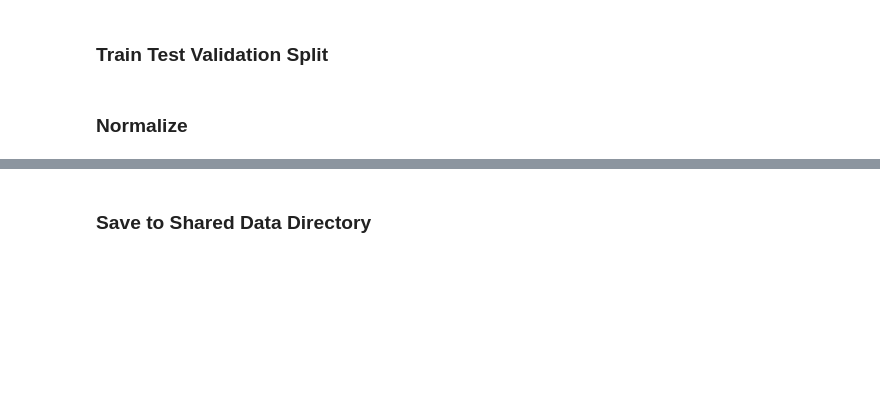
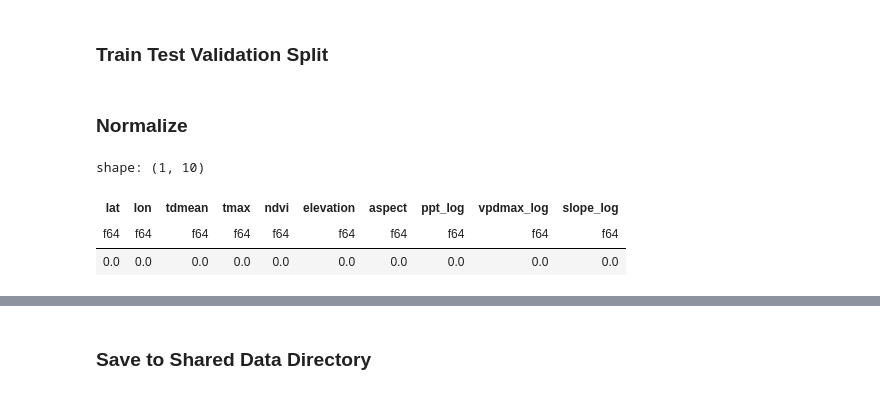
Before and after one commit to lachuck331/CotalityQ1Capstone, a Jupyter notebook: ca_dataprep.ipynb, the cells around one changed output, grey strips where cells are left out. Drawn from its saved outputs; the diff is of its cells as text; code cells hidden in the pictures; blank space fills up the shorter version.

```diff
--- a/ca_dataprep.ipynb
+++ b/ca_dataprep.ipynb
@@ -433,9 +453,18 @@ class PolarsScaler:
         result = X.with_columns(inverse_exprs)
         return result.collect(engine="streaming") if is_dataframe else result
 # %%
-columns_to_scale = [col for col in X_train.collect_schema().names() if not col.startswith('landcover_')]
+columns_to_scale = [col for col in X_train.collect_schema().names() if not col.startswith('landcover_') and col not in ['lat', 'lon', 'year', 'month']]
 scaler = PolarsScaler(columns_to_scale=columns_to_scale)
 
 X_train_scaled = scaler.fit_transform(X_train)
 X_test_scaled = scaler.transform(X_test)
 X_validation_scaled = scaler.transform(X_validation)
+# %%
+X_train_scaled.select(
+    pl.col(pl.Float64).is_nan().mean()
+).collect(engine='streaming')
+# %% [output]
+shape: (1, 10)
+| lat | lon | tdmean | tmax | ndvi | elevation | aspect | ppt_log | vpdmax_log | slope_log |
+| f64 | f64 | f64 | f64 | f64 | f64 | f64 | f64 | f64 | f64 |
+| 0.0 | 0.0 | 0.0 | 0.0 | 0.0 | 0.0 | 0.0 | 0.0 | 0.0 | 0.0 |
```
Also changed, not shown: parts of 6 cells of this notebook.
